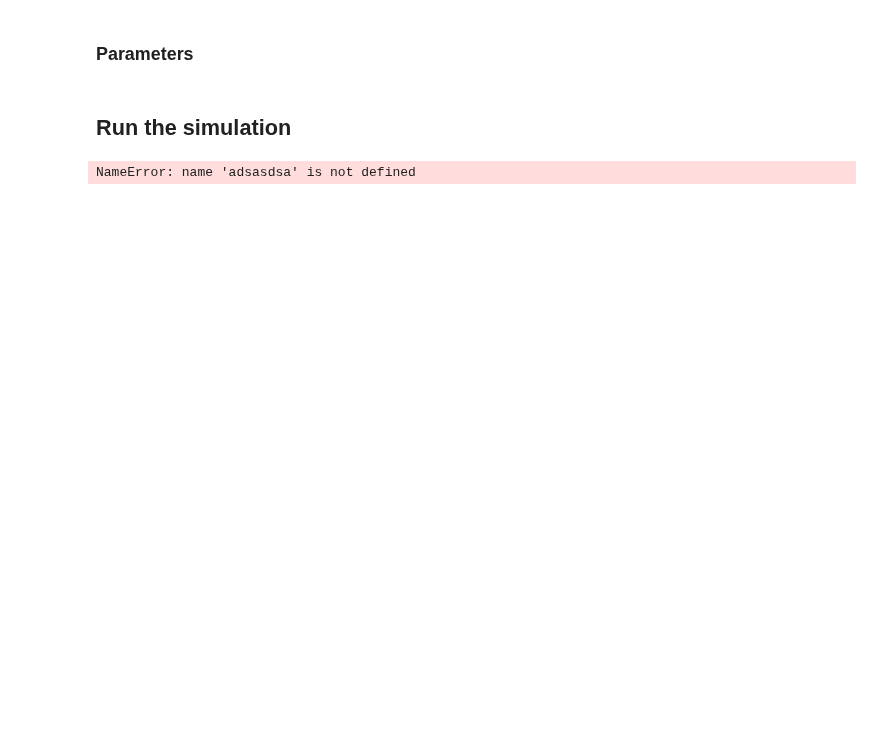
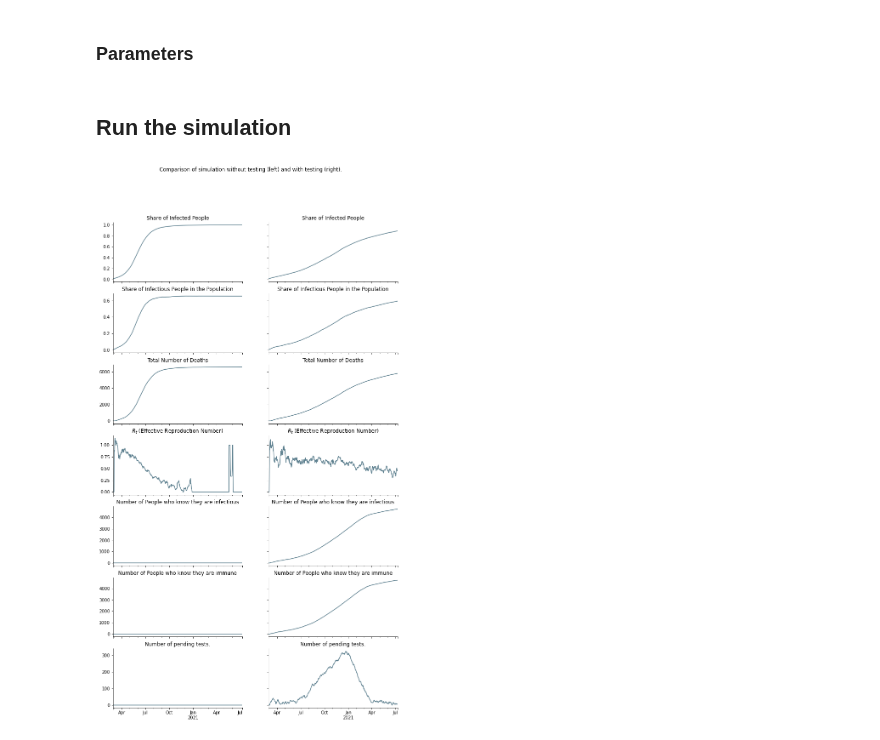
Before and after one commit to covid-19-impact-lab/sid, a Jupyter notebook: docs/source/tutorials/how_to_test.ipynb, the cells around one changed output. Saved outputs shown, nothing was run; the diff lists cells and outputs as text; code cells hidden in the pictures; blank space fills up the shorter version.

```diff
--- a/docs/source/tutorials/how_to_test.ipynb
+++ b/docs/source/tutorials/how_to_test.ipynb
@@ -45,13 +79,15 @@ def allocate_tests(allocated_tests, demands_test, states, params):
     receiving a test to resolve excess demand.
 
     Args:
+        allocated_tests (numpy.ndarray, pandas.Series): An array or a
+            series which indicates which individuals received a test.
         demands_test (pandas.Series): A series with boolean entries
             where ``True`` indicates individuals asking for a test.
         states (pandas.DataFrame): The states of the individuals.
         params (pandas.DataFrame): A DataFrame with parameters.
 
     Returns:
-        received_test (numpy.ndarray, pandas.Series): An array or a
+        allocated_tests (numpy.ndarray, pandas.Series): An array or a
             series which indicates which individuals received a test.
 
     """
@@ -60,9 +96,8 @@ def allocate_tests(allocated_tests, demands_test, states, params):
     )
     locs = states.loc[demands_test].sample(frac=1).index[:n_available_tests]
 
-    received_test = pd.Series(index=states.index, data=False)
-    received_test.loc[locs] = True
+    allocated_tests.loc[locs] = True
 
-    return received_test
+    return allocated_tests
 # %%
 testing_allocation_models = {"direct_allocation": {"model": allocate_tests}}
@@ -188,7 +241,7 @@ disease_params = pd.read_csv(
 params = pd.concat([disease_params, inf_params, assort_probs])
 # %%
 params.loc[("testing", "allocation", "available_tests"), "value"] = 30
-params.loc[("testing", "processing", "available_capacity"), "value"] = 20
+params.loc[("testing", "processing", "available_capacity"), "value"] = 25
 # %% [markdown]
 ## Run the simulation
 # %%
@@ -204,10 +257,6 @@ df_with_testing = simulate(
     seed=0,
     path=".sid_with_testing",
 )
-# %%
-adsasdsa
-# %% [output]
-NameError: name 'adsasdsa' is not defined
 # %%
 df_without_testing = simulate(
     params=params,
@@ -218,30 +267,39 @@ df_without_testing = simulate(
     seed=0,
     path=".sid_without_testing",
 )
-# %%
-df = df_without_testing.compute()
 # %%
-fig, axs = plt.subplots(2, 2, figsize=(12, 8))
-fig.subplots_adjust(bottom=0.15, wspace=0.2, hspace=0.4)
+fig, axs = plt.subplots(7, 2, figsize=(12, 18), sharey="row", sharex=True)
+fig.subplots_adjust(bottom=0, wspace=0.2, hspace=0.2)
+fig.suptitle("Comparison of simulation without testing (left) and with testing (right).")
 
-axs = axs.flatten()
+for i, df in enumerate([df_without_testing, df_with_testing]):
+    df = df.compute()
 
-df.resample("W", on="date")["ever_infected"].mean().plot(ax=axs[0], color="#5c7f8e")
-df.resample("W", on="date")["infectious"].mean().plot(ax=axs[1], color="#5c7f8e")
-df.resample("D", on="date")["dead"].sum().plot(ax=axs[2], color="#5c7f8e")
-infectious_last_seven_days = df.cd_infectious_false.between(-7, 0)
-df.loc[infectious_last_seven_days].resample("D", on="date")[
-    "n_has_infected"
-].mean().plot(ax=axs[3], color="#5c7f8e")
+    df.resample("D", on="date")["ever_infected"].mean().plot(ax=axs[0, i], color="#5c7f8e")
+    df.resample("D", on="date")["infectious"].mean().plot(ax=axs[1, i], color="#5c7f8e")
+    df.resample("D", on="date")["dead"].sum().plot(ax=axs[2, i], color="#5c7f8e")
+    infectious_last_seven_days = df.cd_infectious_false.between(-7, 0)
+    df.loc[infectious_last_seven_days].resample("D", on="date")[
+        "n_has_infected"
+    ].mean().plot(ax=axs[3, i], color="#5c7f8e")
+    df.resample("D", on="date")["knows_infectious"].sum().plot(ax=axs[4, i], color="#5c7f8e")
+    df.resample("D", on="date")["knows_immune"].sum().plot(ax=axs[5, i], color="#5c7f8e")
+    df.resample("D", on="date")["pending_test"].sum().plot(ax=axs[6, i], color="#5c7f8e")
 
-for ax in axs:
+for ax in axs.flatten():
     ax.set_xlabel("")
     ax.spines["right"].set_visible(False)
     ax.spines["top"].set_visible(False)
 
-axs[0].set_title("Share of Infected People")
-axs[1].set_title("Share of Infectious People in the Population")
-axs[2].set_title("Total Number of Deaths")
-axs[3].set_title("$R_t$ (Effective Reproduction Number)")
+for i in range(2):
+    axs[0, i].set_title("Share of Infected People")
+    axs[1, i].set_title("Share of Infectious People in the Population")
+    axs[2, i].set_title("Total Number of Deaths")
+    axs[3, i].set_title("$R_t$ (Effective Reproduction Number)")
+    axs[4, i].set_title("Number of People who know they are infectious")
+    axs[5, i].set_title("Number of People who know they are immune")
+    axs[6, i].set_title("Number of pending tests.")
 
 plt.show()
+# %% [output]
+[figure, added]
```
Also changed, not shown: parts of 14 cells of this notebook, 1 other file.
